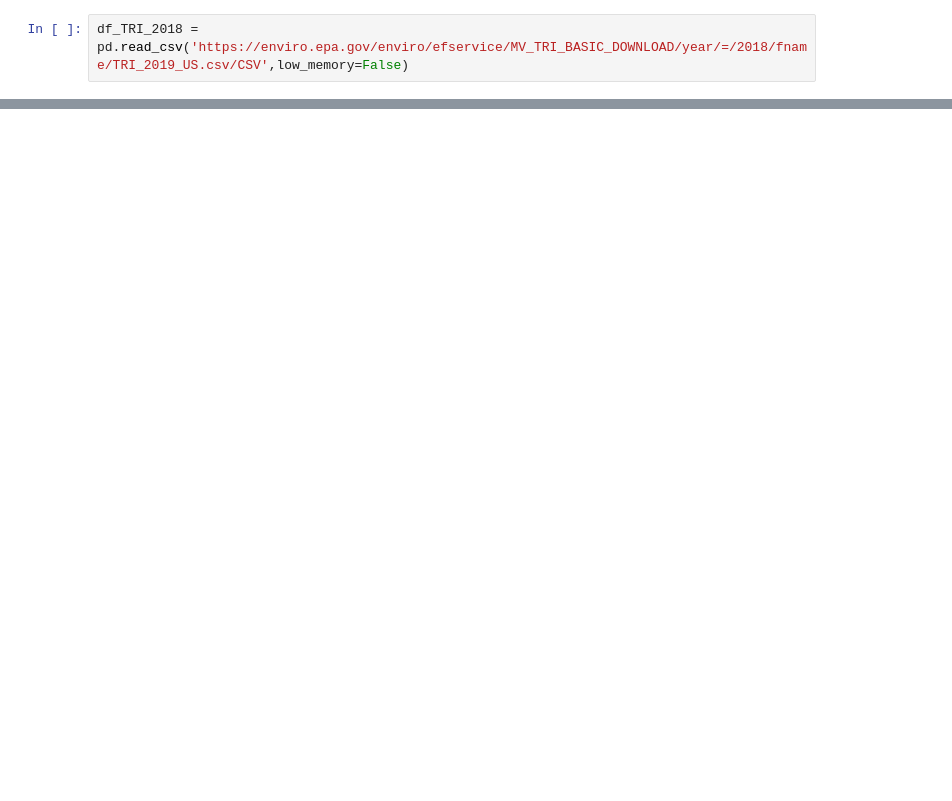
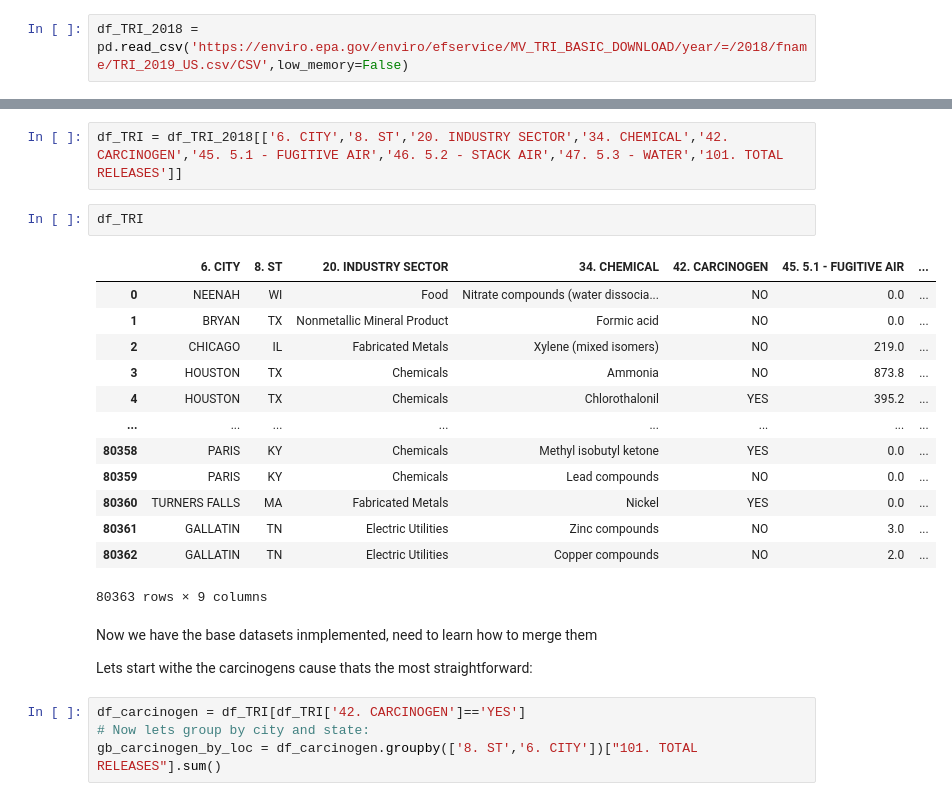
Before and after one commit to matthewueckermann/CISC367Final, a Jupyter notebook: messyNotebook.ipynb, the cells around one changed output, grey strips where cells are left out. Drawn from its saved outputs; the diff is of its cells as text; blank space fills up the shorter version.

```diff
--- a/messyNotebook.ipynb
+++ b/messyNotebook.ipynb
@@ -60,0 +15,26 @@ df_TRI_2018
+# %%
+df_TRI = df_TRI_2018[['6. CITY','8. ST','20. INDUSTRY SECTOR','34. CHEMICAL','42. CARCINOGEN','45. 5.1 - FUGITIVE AIR','46. 5.2 - STACK AIR','47. 5.3 - WATER','101. TOTAL RELEASES']]
+# %%
+df_TRI
+# %% [output]
+|  | 6. CITY | 8. ST | 20. INDUSTRY SECTOR | 34. CHEMICAL | 42. CARCINOGEN | 45. 5.1 - FUGITIVE AIR | ... |
+| 0 | NEENAH | WI | Food | Nitrate compounds (water dissocia... | NO | 0.0 | ... |
+| 1 | BRYAN | TX | Nonmetallic Mineral Product | Formic acid | NO | 0.0 | ... |
+| 2 | CHICAGO | IL | Fabricated Metals | Xylene (mixed isomers) | NO | 219.0 | ... |
+| 3 | HOUSTON | TX | Chemicals | Ammonia | NO | 873.8 | ... |
+| 4 | HOUSTON | TX | Chemicals | Chlorothalonil | YES | 395.2 | ... |
+| ... | ... | ... | ... | ... | ... | ... | ... |
+| 80358 | PARIS | KY | Chemicals | Methyl isobutyl ketone | YES | 0.0 | ... |
+| 80359 | PARIS | KY | Chemicals | Lead compounds | NO | 0.0 | ... |
+| 80360 | TURNERS FALLS | MA | Fabricated Metals | Nickel | YES | 0.0 | ... |
+| 80361 | GALLATIN | TN | Electric Utilities | Zinc compounds | NO | 3.0 | ... |
+| 80362 | GALLATIN | TN | Electric Utilities | Copper compounds | NO | 2.0 | ... |
+80363 rows × 9 columns
+# %% [markdown]
+Now we have the base datasets inmplemented, need to learn how to merge them
+
+Lets start withe the carcinogens cause thats the most straightforward:
+# %%
+df_carcinogen = df_TRI[df_TRI['42. CARCINOGEN']=='YES']
+# Now lets group by city and state:
+gb_carcinogen_by_loc = df_carcinogen.groupby(['8. ST','6. CITY'])["101. TOTAL RELEASES"].sum()
```
Also changed, not shown: parts of 24 cells of this notebook.
